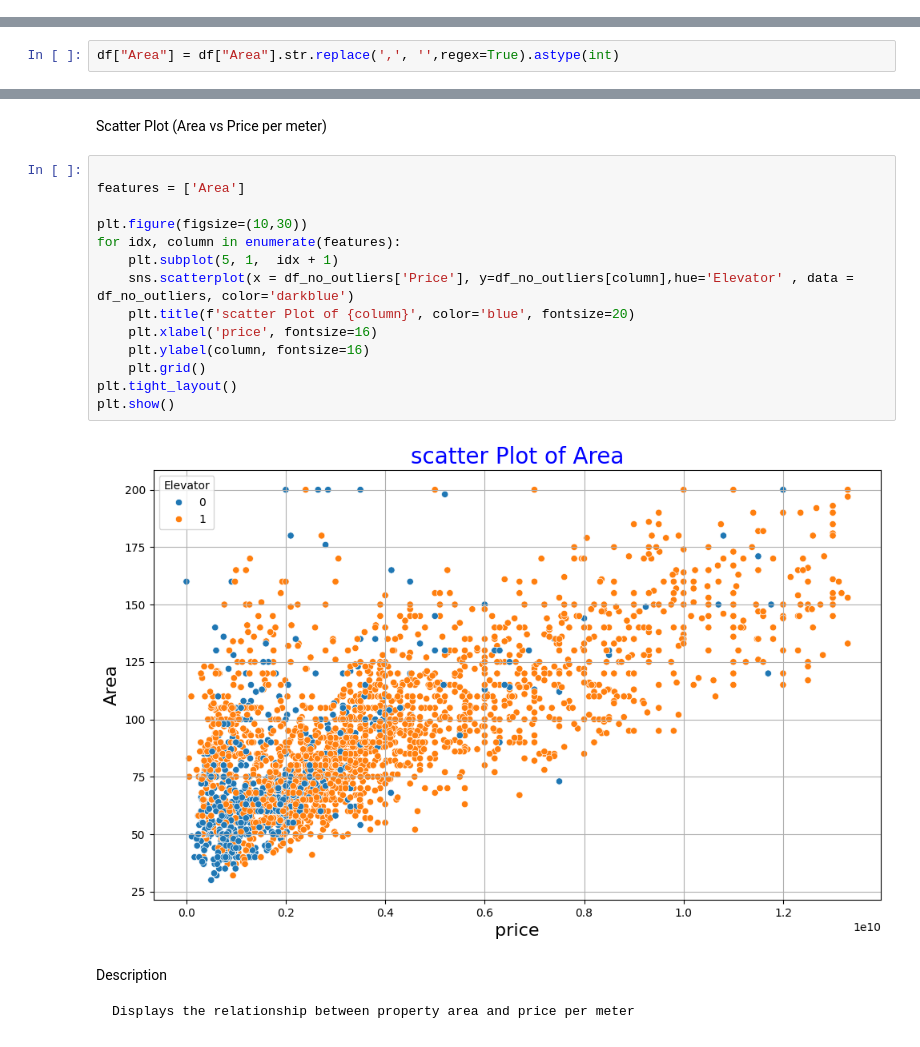
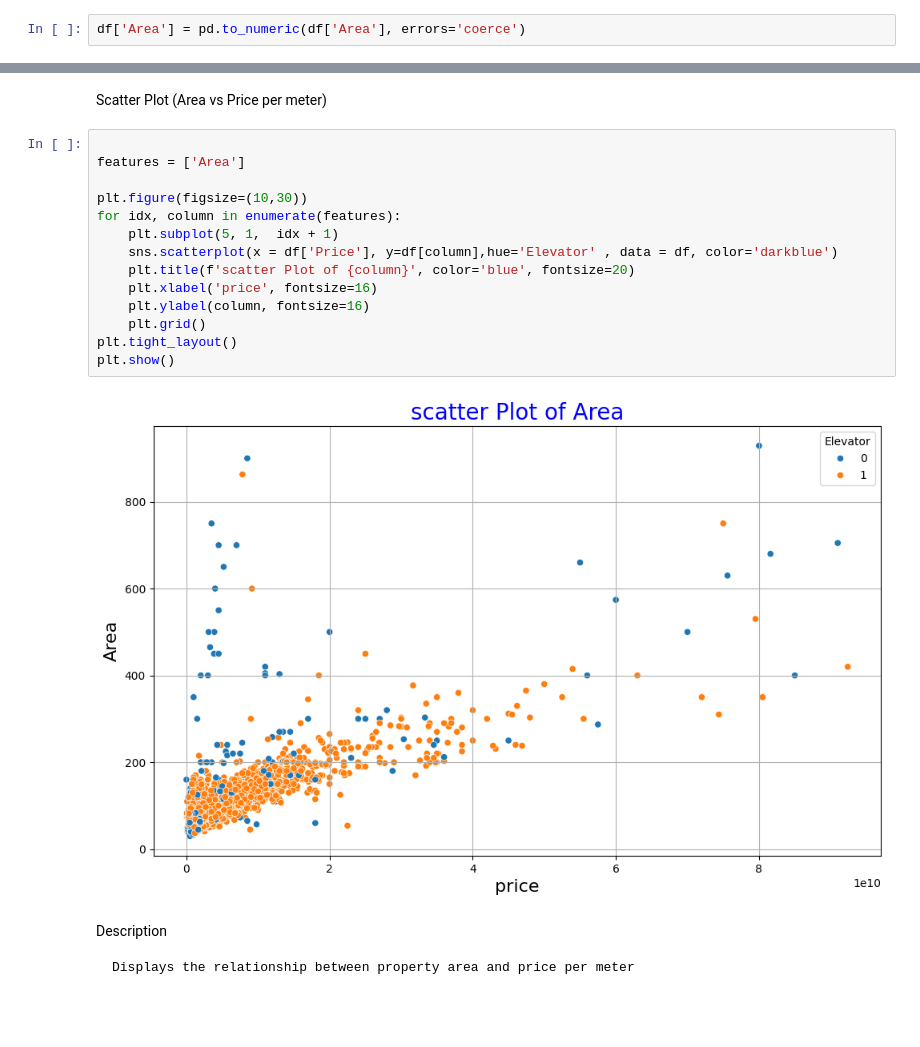
Before and after one commit to sajjadkhazaei/house-prices-in-tehran, a Jupyter notebook: house prices.ipynb, the cells around one changed output, grey strips where cells are left out. Saved outputs shown, nothing was run; the diff lists cells and outputs as text; blank space fills up the shorter version.

```diff
--- a/house prices.ipynb
+++ b/house prices.ipynb
@@ -46,3 +50,5 @@ Discover Missing values
+# %%
+df['Area'] = pd.to_numeric(df['Area'], errors='coerce')
 # %%
 df.isnull().sum()
 # %% [output]
@@ -119,8 +125,6 @@ memory usage: 136.5+ KB
 Feature Engineering
 # %% [markdown]
 Change the type of Area
-# %%
-df["Area"] = df["Area"].str.replace(',', '',regex=True).astype(int)
 # %%
 df.info()
 # %% [output]
@@ -380,19 +384,19 @@ Scatter Plot (Area vs Price per meter)
 # %%
 
 features = ['Area']
 
 plt.figure(figsize=(10,30))
 for idx, column in enumerate(features):
     plt.subplot(5, 1,  idx + 1)
-    sns.scatterplot(x = df_no_outliers['Price'], y=df_no_outliers[column],hue='Elevator' , data = df_no_outliers, color='darkblue')
+    sns.scatterplot(x = df['Price'], y=df[column],hue='Elevator' , data = df, color='darkblue')
     plt.title(f'scatter Plot of {column}', color='blue', fontsize=20)
     plt.xlabel('price', fontsize=16)
     plt.ylabel(column, fontsize=16)
     plt.grid()
 plt.tight_layout()
 plt.show()
 # %% [output]
-[figure, old version]
+[figure, new version]
 # %% [markdown]
 Description
 
```
Also changed, not shown: parts of 26 cells of this notebook.
